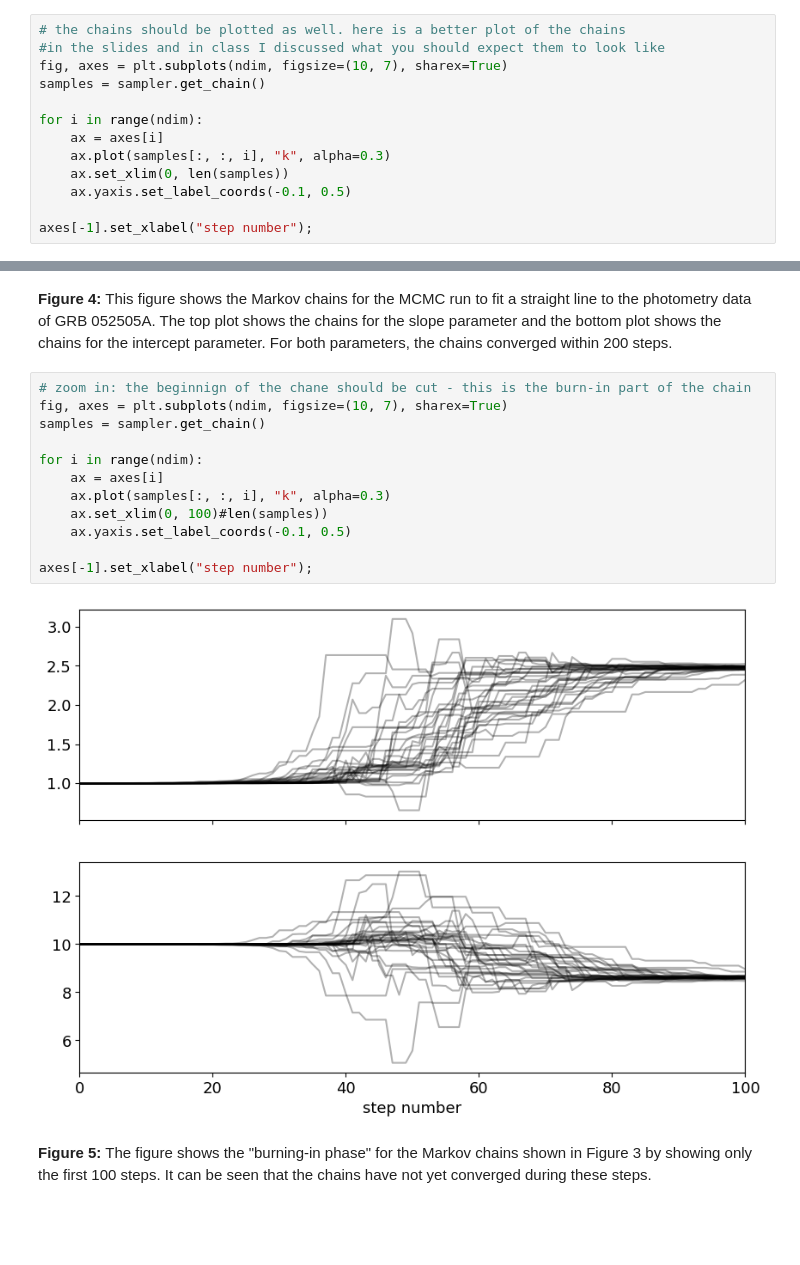
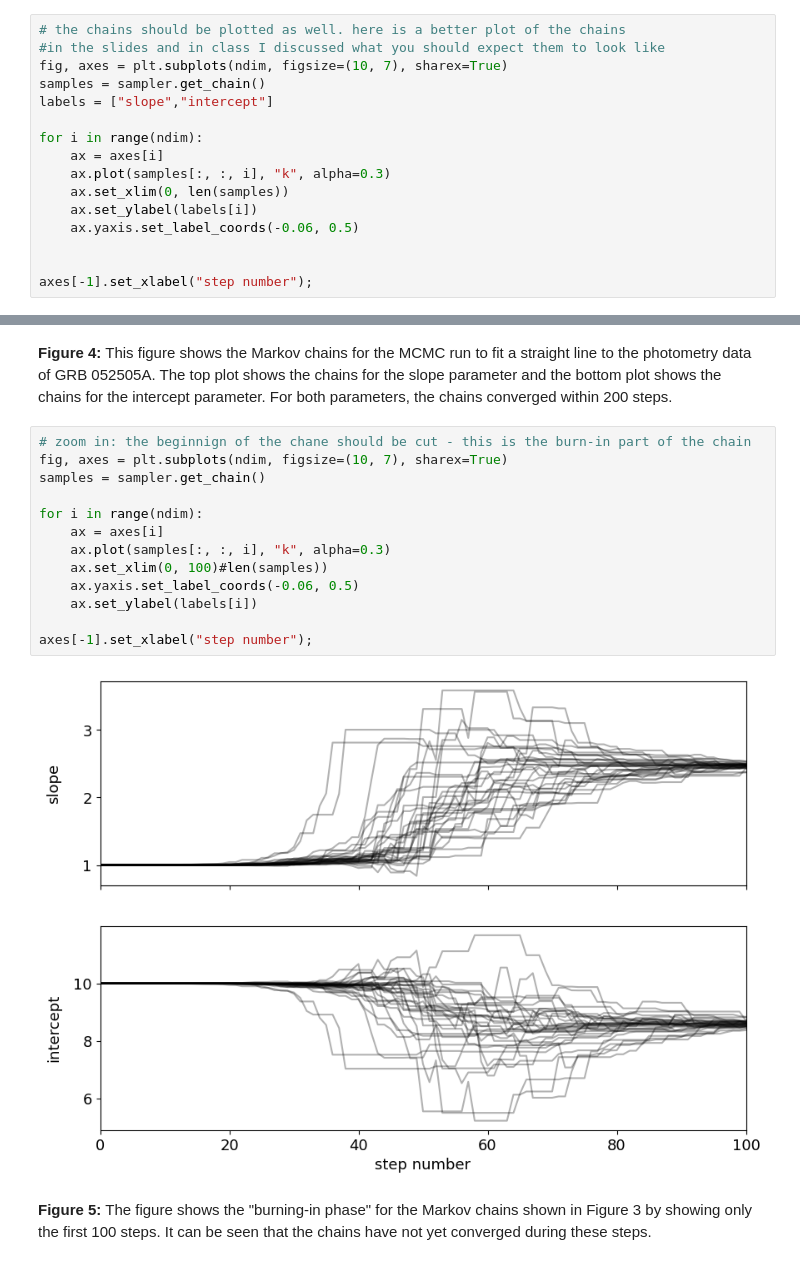
Before and after one commit to mnilsson8/DSPS_mNilsson, a Jupyter notebook: HW6/Second_Half_fitlinetogrbafterglow_mcmc_instructions_dsps25.ipynb, the cells around one changed output, grey strips where cells are left out. Saved outputs shown, nothing was run; the diff lists cells and outputs as text; blank space fills up the shorter version.

```diff
--- a/HW6/Second_Half_fitlinetogrbafterglow_mcmc_instructions_dsps25.ipynb
+++ b/HW6/Second_Half_fitlinetogrbafterglow_mcmc_instructions_dsps25.ipynb
@@ -538,12 +538,15 @@ fig = corner.corner(
 #in the slides and in class I discussed what you should expect them to look like
 fig, axes = plt.subplots(ndim, figsize=(10, 7), sharex=True)
 samples = sampler.get_chain()
+labels = ["slope","intercept"]
 
 for i in range(ndim):
     ax = axes[i]
     ax.plot(samples[:, :, i], "k", alpha=0.3)
     ax.set_xlim(0, len(samples))
-    ax.yaxis.set_label_coords(-0.1, 0.5)
+    ax.set_ylabel(labels[i])
+    ax.yaxis.set_label_coords(-0.06, 0.5)
+
 
 axes[-1].set_xlabel("step number");
 # %% [output]
@@ -553,17 +556,18 @@ axes[-1].set_xlabel("step number");
 # %%
 # zoom in: the beginnign of the chane should be cut - this is the burn-in part of the chain
 fig, axes = plt.subplots(ndim, figsize=(10, 7), sharex=True)
 samples = sampler.get_chain()
 
 for i in range(ndim):
     ax = axes[i]
     ax.plot(samples[:, :, i], "k", alpha=0.3)
     ax.set_xlim(0, 100)#len(samples))
-    ax.yaxis.set_label_coords(-0.1, 0.5)
+    ax.yaxis.set_label_coords(-0.06, 0.5)
+    ax.set_ylabel(labels[i])
 
 axes[-1].set_xlabel("step number");
 # %% [output]
-[figure, old version]
+[figure, new version]
 # %% [markdown]
 **Figure 5:** The figure shows the "burning-in phase" for the Markov chains shown in Figure 3 by showing only the first 100 steps. It can be seen that the chains have not yet converged during these steps.
 # %%
```
Also changed, not shown: parts of 13 cells of this notebook.
